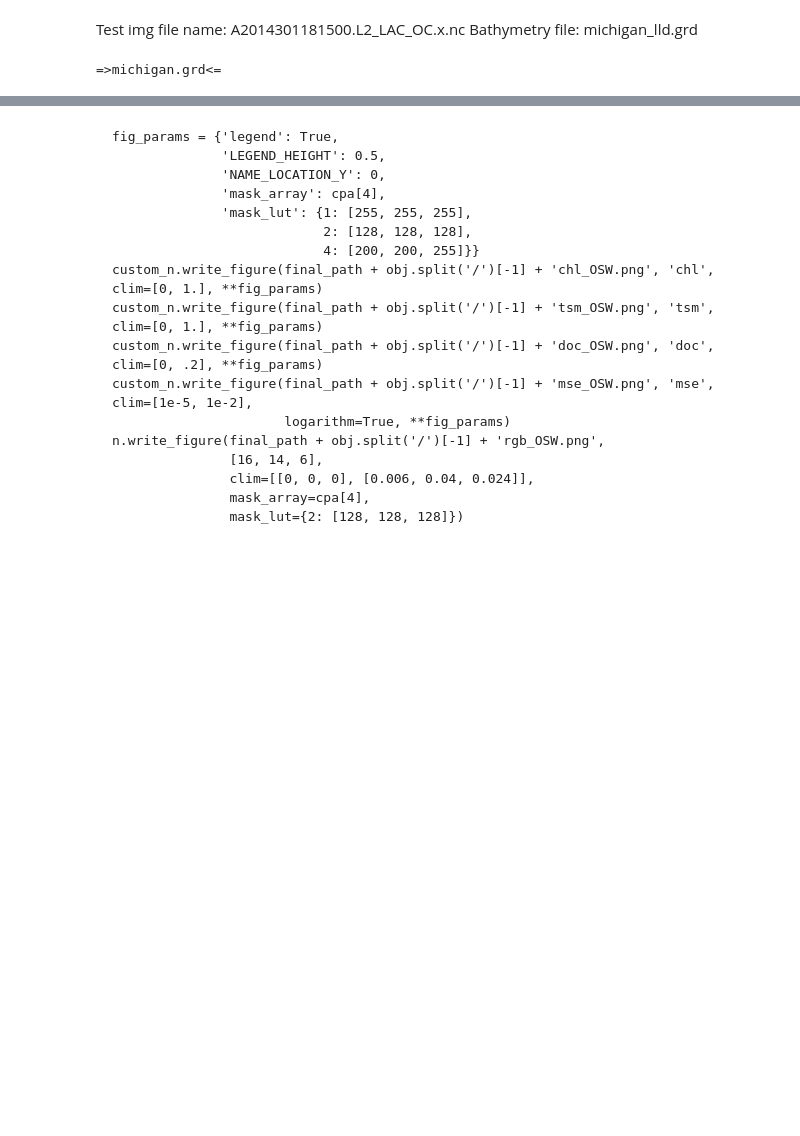
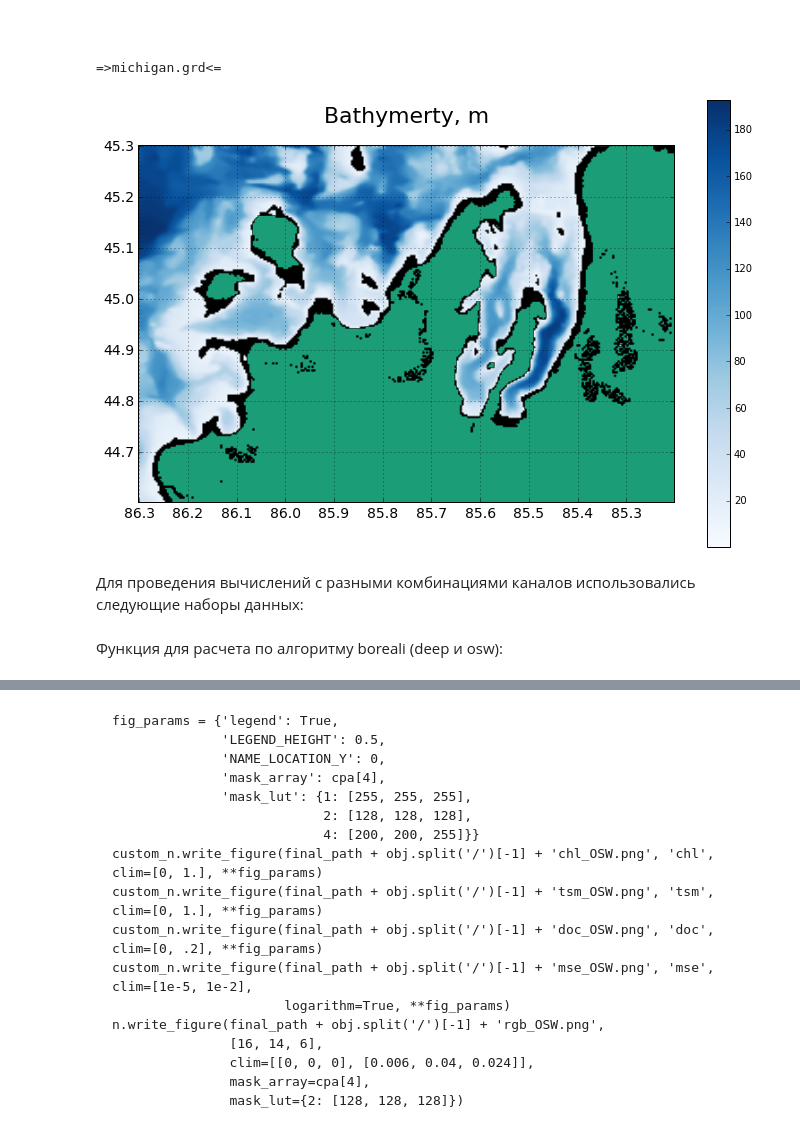
Before and after one commit to korvinos/work, a Jupyter notebook: exercises.ipynb, the cells around one changed output, grey strips where cells are left out. Saved outputs shown, nothing was run; the diff lists cells and outputs as text; code cells hidden in the pictures; blank space fills up the shorter version.

```diff
--- a/exercises.ipynb
+++ b/exercises.ipynb
@@ -6,11 +9,16 @@ from boreali import Boreali
 
 %matplotlib inline
-# %% [markdown]
-Test img file name: A2014301181500.L2_LAC_OC.x.nc
-Bathymetry file: michigan_lld.grd
+# %% [markdown]
+#
 # %%
-n_img = Nansat('/home/korvinos/Documents/Programming/Work/work/data/A2014301181500.L2_LAC_OC.x.nc')
-bathymetry = Nansat('/home/korvinos/Documents/Programming/Work/work/data/michigan_lld.grd')
+# Test img file name path: ./data/A2014301181500.L2_LAC_OC.x.nc
+
+# Bathymetry file path: ./data/michigan_lld.grd
+# source https://www.ngdc.noaa.gov/mgg/greatlakes/michigan.html
+# units: meters
+
+n_img = Nansat('./data/A2014301181500.L2_LAC_OC.x.nc')
+bathymetry = Nansat('./data/michigan_lld.grd')
 
 dom = Domain('+proj=latlong +datum=WGS84 +ellps=WGS84 +no_defs', '-lle -86.3 44.6 -85.2 45.3 -ts 300 200')
 
@@ -19,20 +27,28 @@ bathymetry.reproject(dom)
 # %% [output]
 =>michigan.grd<=
 # %%
-#bottom plotting
+# plotting of bottom field
 h = bathymetry[1]
 h = np.where(h >= 0, np.nan, np.array(h) * -1)
-h_mask = np.where(np.isfinite(h), np.nan, 1)
+h_mask = np.where(np.isfinite(h), np.nan, np.array(1))
+h_10m = np.where(h >= 11, np.nan, np.array(1))
 
 y = np.arange(0.0, 201.0, 200.0 / 7)
 y_labels = np.arange(45.3, 44.5, -0.1)
 x = np.arange(0.0, 301.0, 300.0 / 11)
 x_labels = np.arange(86.3, 85.2, -0.1)
 
-plt.figure(figsize=(200,100))
+plt.figure(figsize=(12,8))
+plt.title('Bathymerty, m', y=1.05, fontsize=22)
 plt.imshow(h, cmap='Blues')
 plt.yticks(y, y_labels)
 plt.xticks(x, x_labels)
+plt.tick_params(labelsize=14)
 plt.colorbar()
+# black field is area which depth less than 11 meters
+plt.imshow(h_10m,cmap='gray')
+
 plt.imshow(h_mask, cmap='Dark2')
 plt.grid(color='black')
+# %% [output]
+[figure, added]
@@ -40,0 +55,2 @@ img = Nansat.write_figure(n_img, 'test.png', [10, 8, 2])
+# %% [markdown]
+Для проведения вычислений с разными комбинациями каналов использовались следующие наборы данных:
@@ -41 +63,3 @@ img = Nansat.write_figure(n_img, 'test.png', [10, 8, 2])
+# %% [markdown]
+Функция для расчета по алгоритму boreali (deep и osw):
 # %%
```
Also changed, not shown: parts of 22 cells of this notebook.
